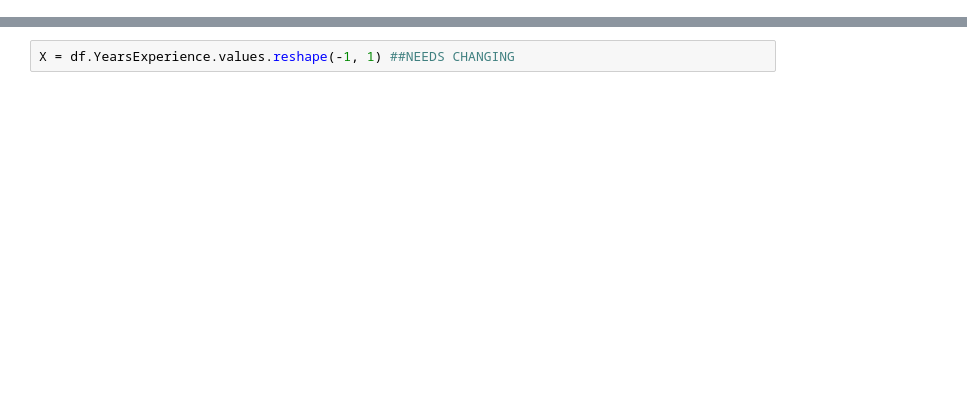
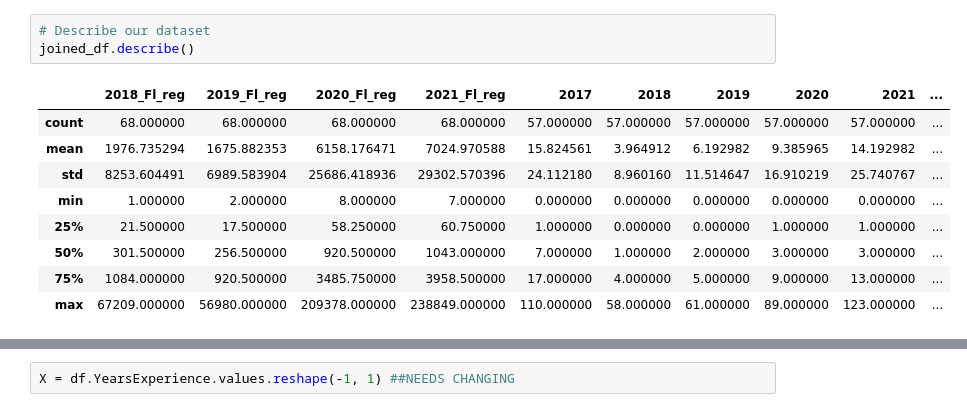
Before and after one commit to A-Klaber/project_fin, a Jupyter notebook: Project_Fin_ML_model.ipynb, the cells around one changed output, grey strips where cells are left out. Saved outputs shown, nothing was run; the diff lists cells and outputs as text; blank space fills up the shorter version.

```diff
--- a/Project_Fin_ML_model.ipynb
+++ b/Project_Fin_ML_model.ipynb
@@ -18,0 +72,13 @@ ev_range_efficency_df = pd.read_csv(EV_range_efficency)
+# %%
+# Describe our dataset
+joined_df.describe()
+# %% [output]
+|  | 2018_Fl_reg | 2019_Fl_reg | 2020_Fl_reg | 2021_Fl_reg | 2017 | 2018 | 2019 | 2020 | 2021 | ... |
+| count | 68.000000 | 68.000000 | 68.000000 | 68.000000 | 57.000000 | 57.000000 | 57.000000 | 57.000000 | 57.000000 | ... |
+| mean | 1976.735294 | 1675.882353 | 6158.176471 | 7024.970588 | 15.824561 | 3.964912 | 6.192982 | 9.385965 | 14.192982 | ... |
+| std | 8253.604491 | 6989.583904 | 25686.418936 | 29302.570396 | 24.112180 | 8.960160 | 11.514647 | 16.910219 | 25.740767 | ... |
+| min | 1.000000 | 2.000000 | 8.000000 | 7.000000 | 0.000000 | 0.000000 | 0.000000 | 0.000000 | 0.000000 | ... |
+| 25% | 21.500000 | 17.500000 | 58.250000 | 60.750000 | 1.000000 | 0.000000 | 0.000000 | 1.000000 | 1.000000 | ... |
+| 50% | 301.500000 | 256.500000 | 920.500000 | 1043.000000 | 7.000000 | 1.000000 | 2.000000 | 3.000000 | 3.000000 | ... |
+| 75% | 1084.000000 | 920.500000 | 3485.750000 | 3958.500000 | 17.000000 | 4.000000 | 5.000000 | 9.000000 | 13.000000 | ... |
+| max | 67209.000000 | 56980.000000 | 209378.000000 | 238849.000000 | 110.000000 | 58.000000 | 61.000000 | 89.000000 | 123.000000 | ... |
```
Also changed, not shown: parts of 8 cells of this notebook.
